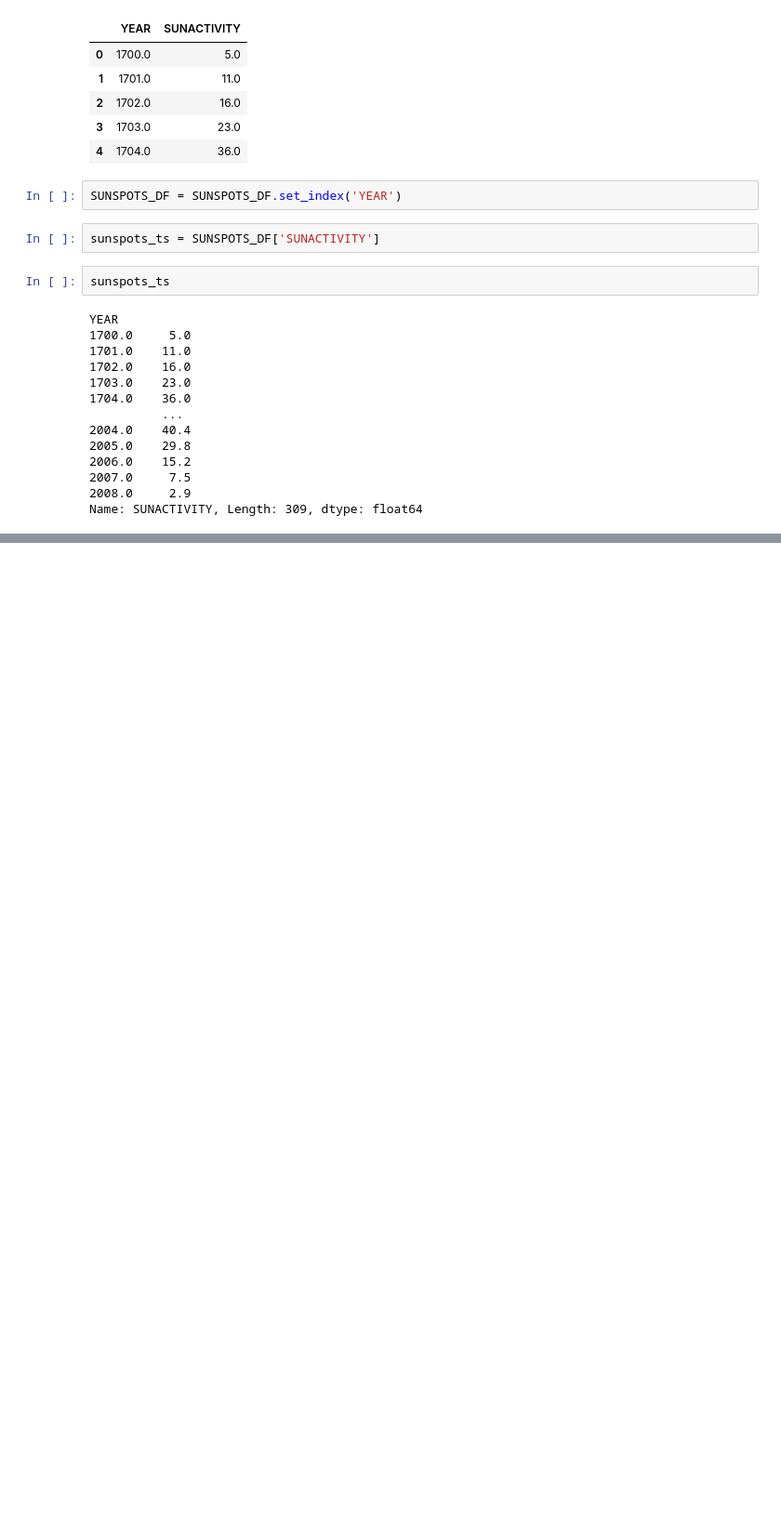
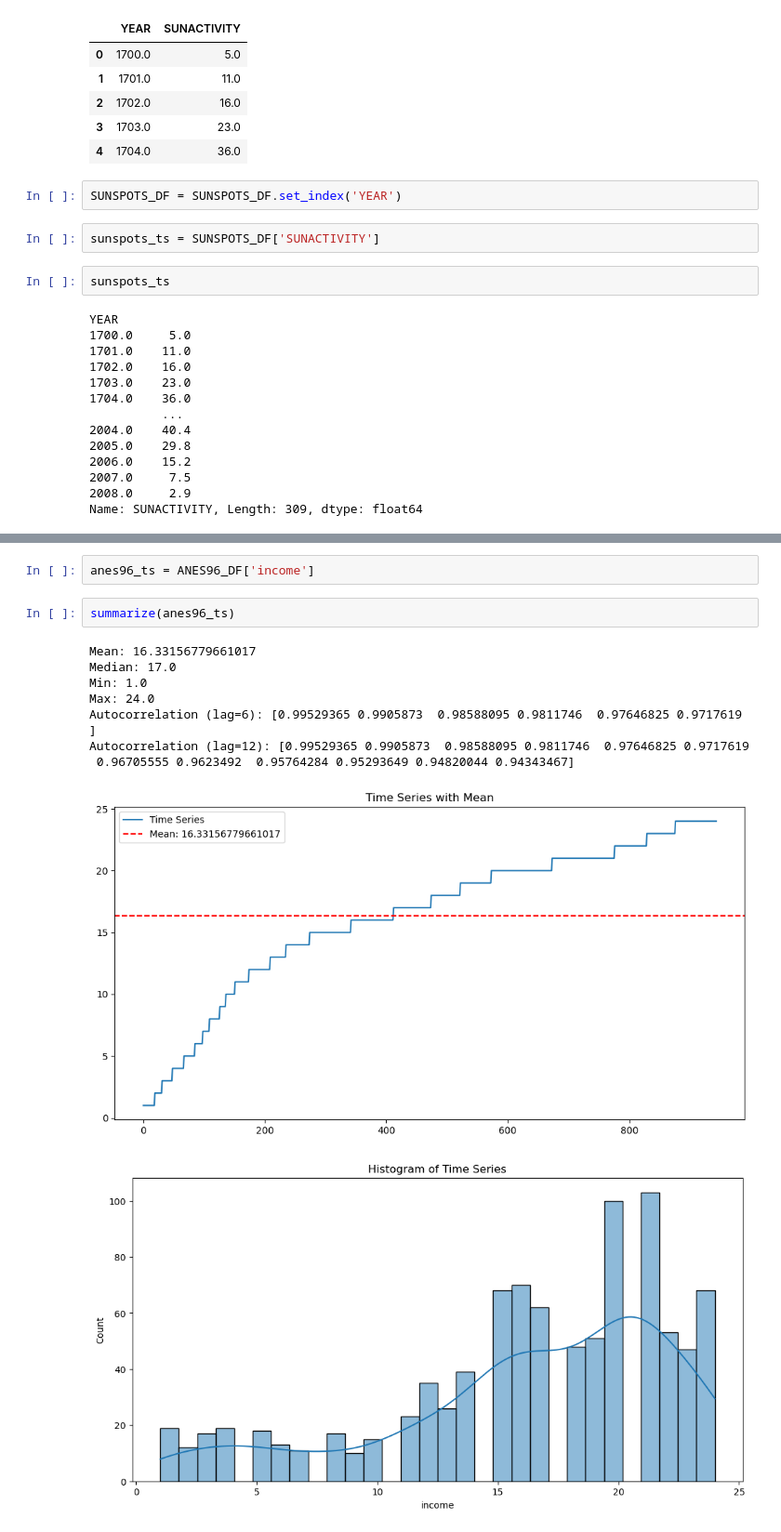
Before and after one commit to feed0/time-series, a Jupyter notebook: 3_statsmodels.ipynb, the cells around one changed output, grey strips where cells are left out. Shown at 93% size. Cells and saved outputs as stored; diff of their text form; blank space fills up the shorter version.

```diff
--- a/3_statsmodels.ipynb
+++ b/3_statsmodels.ipynb
@@ -420,0 +519,14 @@ Autocorrelation (lag=12): [ 0.82020129  0.45126849  0.03957655 -0.27579196 -0.42
+# %%
+anes96_ts = ANES96_DF['income']
+# %%
+summarize(anes96_ts)
+# %% [output]
+Mean: 16.33156779661017
+Median: 17.0
+Min: 1.0
+Max: 24.0
+Autocorrelation (lag=6): [0.99529365 0.9905873  0.98588095 0.9811746  0.97646825 0.9717619 ]
+Autocorrelation (lag=12): [0.99529365 0.9905873  0.98588095 0.9811746  0.97646825 0.9717619
+ 0.96705555 0.9623492  0.95764284 0.95293649 0.94820044 0.94343467]
+[figure, added]
+[figure, added]
```
Also changed, not shown: parts of 37 cells of this notebook.
